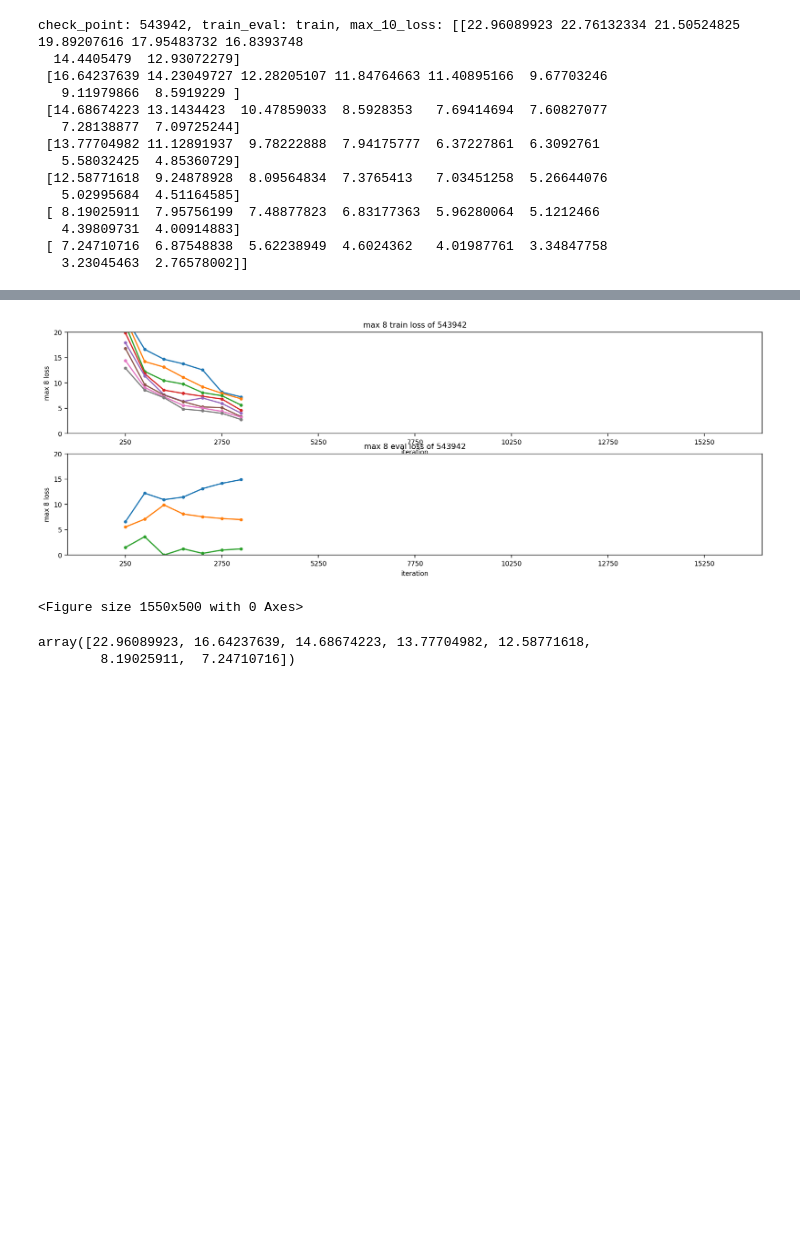
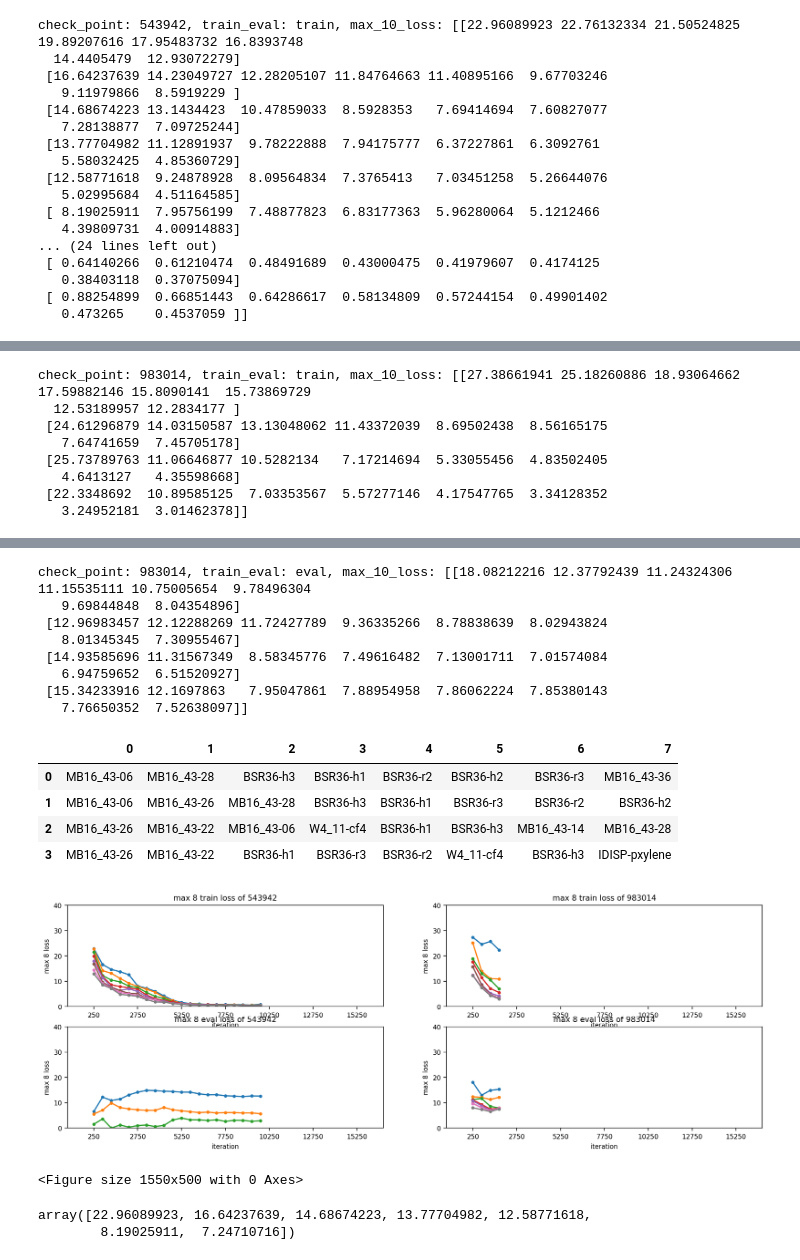
Before and after one commit to chem12346789/cc2cc, a Jupyter notebook: jupyter-notebook/view_loss.ipynb, the cells around one changed output, grey strips where cells are left out. Saved outputs shown, nothing was run; the diff lists cells and outputs as text; code cells hidden in the pictures; blank space fills up the shorter version.

```diff
--- a/jupyter-notebook/view_loss.ipynb
+++ b/jupyter-notebook/view_loss.ipynb
@@ -27,12 +27,16 @@ number_of_max = 8
 
 check_point_list = [
     "543942",
+    "983014",
 ]
 
 f, axes = plt.subplots(2, len(check_point_list))
 axes = np.array(axes).reshape(
-    (len(check_point_list), 2)
-)  # Reshape to 2 rows and len(check_point_list) columns
+    (2, len(check_point_list))
+).transpose()  # Reshape to 2 rows and len(check_point_list) columns
+
+xmax = 30
+ymax = 40
 
 for iter_check_point, check_point in enumerate(check_point_list):
     for iter_train_eval, train_eval in enumerate(
@@ -81,9 +85,6 @@ for iter_check_point, check_point in enumerate(check_point_list):
                 markersize=3,
             )
 
-        xmax = 30
-        ymax = 20
-
         axes[iter_check_point, iter_train_eval].set_xlabel("iteration")
         axes[iter_check_point, iter_train_eval].set_xlim(-xmax * 0.1, xmax * 1.1)
         axes[iter_check_point, iter_train_eval].set_xticks(
@@ -115,8 +116,11 @@ check_point: 543942, train_eval: train, max_10_loss: [[22.96089923 22.76132334 2
    5.02995684  4.51164585]
  [ 8.19025911  7.95756199  7.48877823  6.83177363  5.96280064  5.1212466
    4.39809731  4.00914883]
- [ 7.24710716  6.87548838  5.62238949  4.6024362   4.01987761  3.34847758
-   3.23045463  2.76578002]]
+... (24 lines left out)
+ [ 0.64140266  0.61210474  0.48491689  0.43000475  0.41979607  0.4174125
+   0.38403118  0.37075094]
+ [ 0.88254899  0.66851443  0.64286617  0.58134809  0.57244154  0.49901402
+   0.473265    0.4537059 ]]
 |  | 0 | 1 | 2 | 3 | 4 | 5 | 6 | 7 |
 | 0 | SIE4x4-h2o2+_1.75 | SIE4x4-nh32+_1.75 | BH9-08_9R2 | W4_11-p4 | SIE4x4-nh32+_1.5 | SIE4x4-h2o2+_1.5 | SIE4x4-h2+_1.75 | W4_11-oclo |
 | 1 | SIE4x4-h2o2+_1.75 | BH9-08_9R2 | W4_11-p4 | SIE4x4-nh32+_1.75 | SIE4x4-h2o2+_1.5 | W4_11-s4-c2v | W4_11-o2 | W4_11-alcl3 |
@@ -142,0 +178,8 @@ check_point: 543942, train_eval: eval, max_10_loss: [[6.57898012e+00 5.55901094e
+check_point: 983014, train_eval: train, max_10_loss: [[27.38661941 25.18260886 18.93064662 17.59882146 15.8090141  15.73869729
+  12.53189957 12.2834177 ]
+ [24.61296879 14.03150587 13.13048062 11.43372039  8.69502438  8.56165175
+   7.64741659  7.45705178]
+ [25.73789763 11.06646877 10.5282134   7.17214694  5.33055456  4.83502405
+   4.6413127   4.35598668]
+ [22.3348692  10.89585125  7.03353567  5.57277146  4.17547765  3.34128352
+   3.24952181  3.01462378]]
@@ -143,5 +191,18 @@ check_point: 543942, train_eval: eval, max_10_loss: [[6.57898012e+00 5.55901094e
+check_point: 983014, train_eval: eval, max_10_loss: [[18.08212216 12.37792439 11.24324306 11.15535111 10.75005654  9.78496304
+   9.69844848  8.04354896]
+ [12.96983457 12.12288269 11.72427789  9.36335266  8.78838639  8.02943824
+   8.01345345  7.30955467]
+ [14.93585696 11.31567349  8.58345776  7.49616482  7.13001711  7.01574084
+   6.94759652  6.51520927]
+ [15.34233916 12.1697863   7.95047861  7.88954958  7.86062224  7.85380143
+   7.76650352  7.52638097]]
+|  | 0 | 1 | 2 | 3 | 4 | 5 | 6 | 7 |
+| 0 | MB16_43-06 | MB16_43-28 | BSR36-h3 | BSR36-h1 | BSR36-r2 | BSR36-h2 | BSR36-r3 | MB16_43-36 |
+| 1 | MB16_43-06 | MB16_43-26 | MB16_43-28 | BSR36-h3 | BSR36-h1 | BSR36-r3 | BSR36-r2 | BSR36-h2 |
+| 2 | MB16_43-26 | MB16_43-22 | MB16_43-06 | W4_11-cf4 | BSR36-h1 | BSR36-h3 | MB16_43-14 | MB16_43-28 |
+| 3 | MB16_43-26 | MB16_43-22 | BSR36-h1 | BSR36-r3 | BSR36-r2 | W4_11-cf4 | BSR36-h3 | IDISP-pxylene |
-[figure, old version]
+[figure, new version]
-<Figure size 1550x500 with 0 Axes>
+<Figure size 1550x500 with 0 Axes>
 # %%
 max_10_loss[:, 0]
 # %% [output]
```
Also changed, not shown: parts of 1 cell of this notebook, 5 other files.
